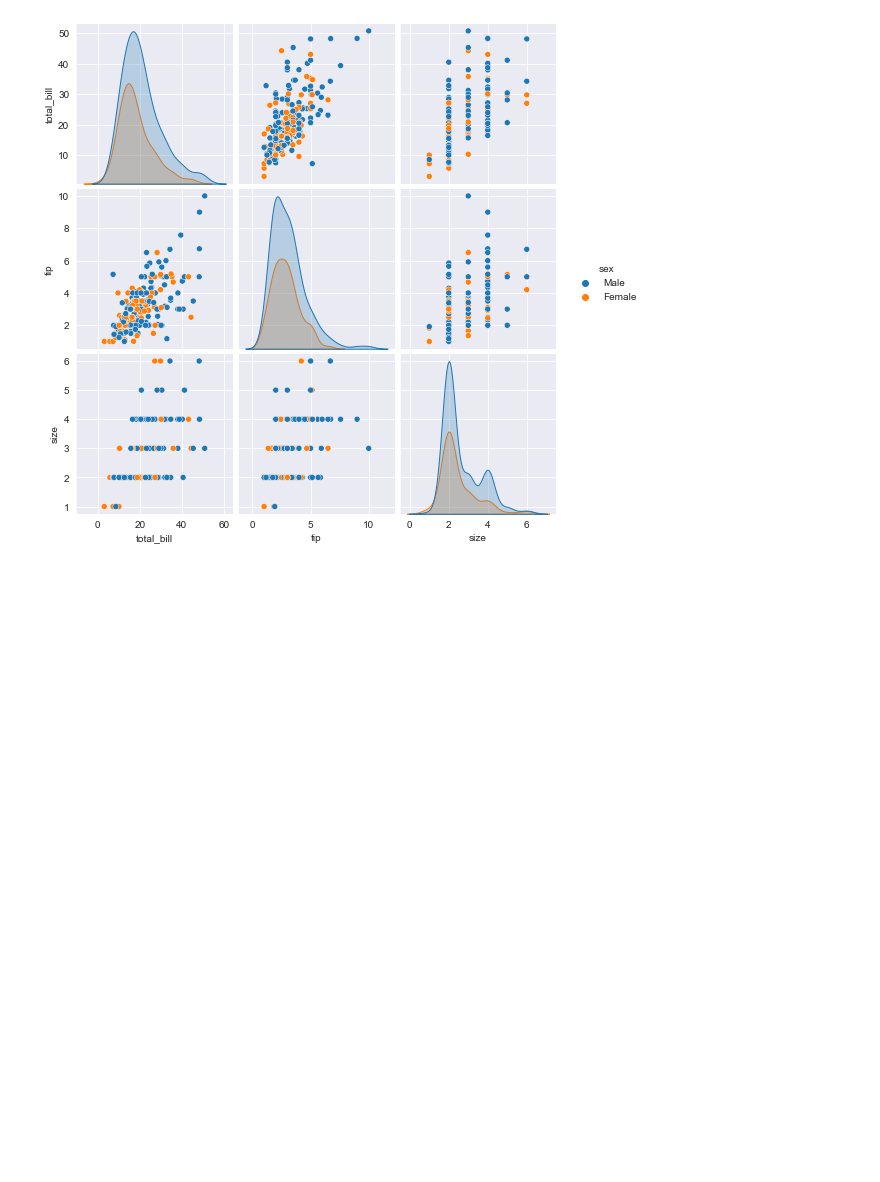
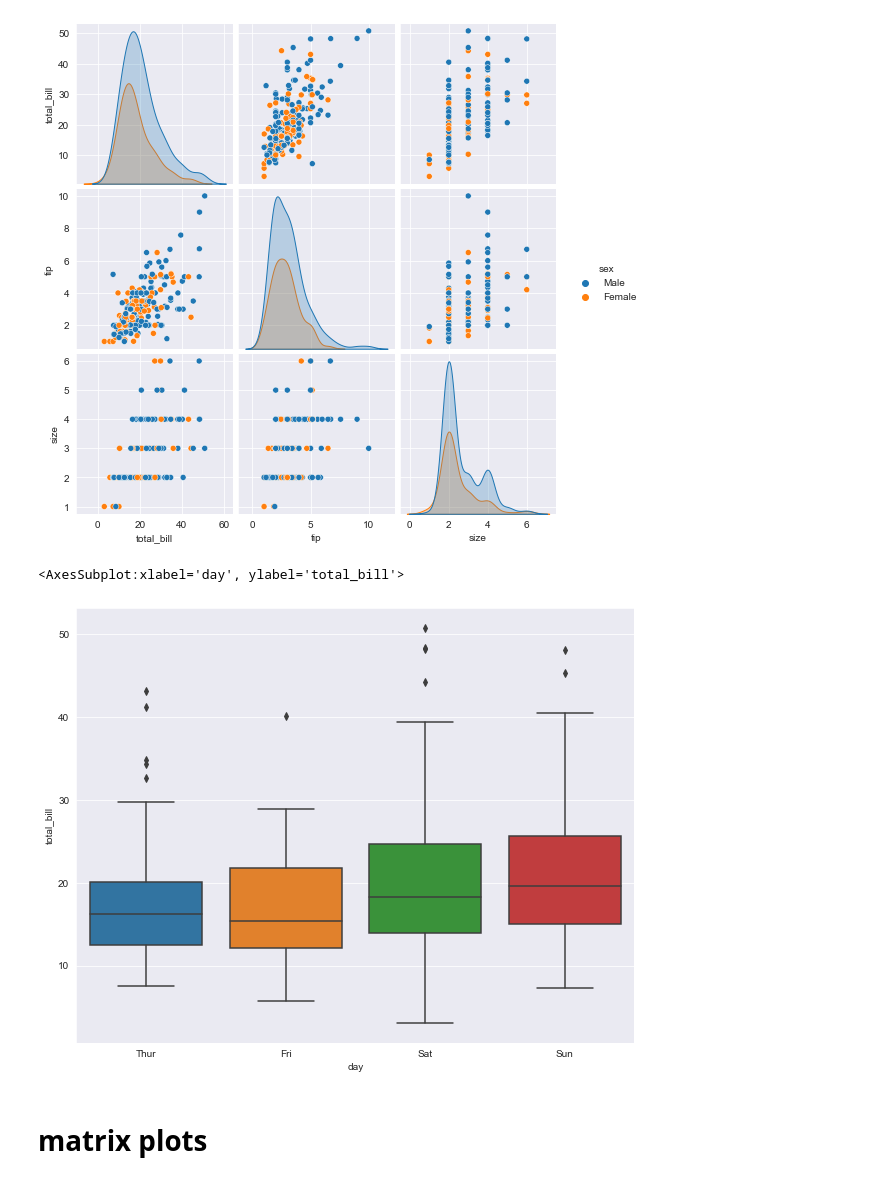
Before and after one commit to kriti-ixix/ai-1030, a Jupyter notebook: data analytics/seaborn.ipynb, the cells around one changed output. Cells and saved outputs as stored; diff of their text form; code cells hidden in the pictures; blank space fills up the shorter version.

```diff
--- a/data analytics/seaborn.ipynb
+++ b/data analytics/seaborn.ipynb
@@ -252,3 +288,11 @@ sns.pairplot(tips, hue='sex')
 # %% [output]
 <seaborn.axisgrid.PairGrid at 0x...>
 [figure]
+# %%
+plt.figure(figsize=(10, 8))
+sns.boxplot(x='day', y='total_bill', data=tips)
+# %% [output]
+<AxesSubplot:xlabel='day', ylabel='total_bill'>
+[figure, added]
+# %% [markdown]
+# matrix plots
```
Also changed, not shown: parts of 13 cells of this notebook.
